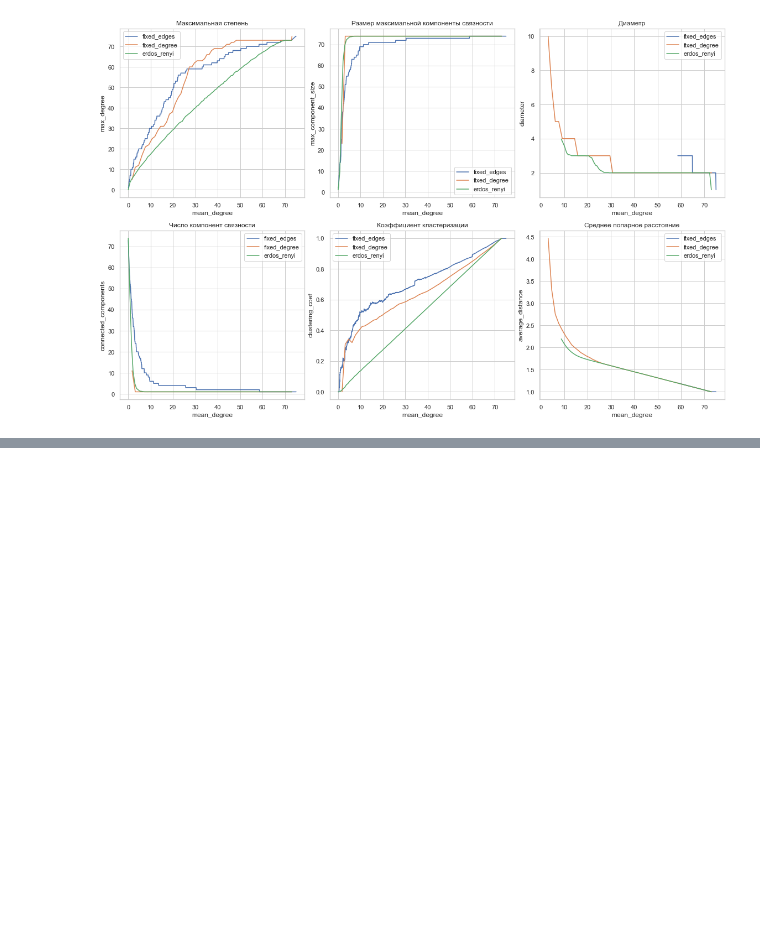
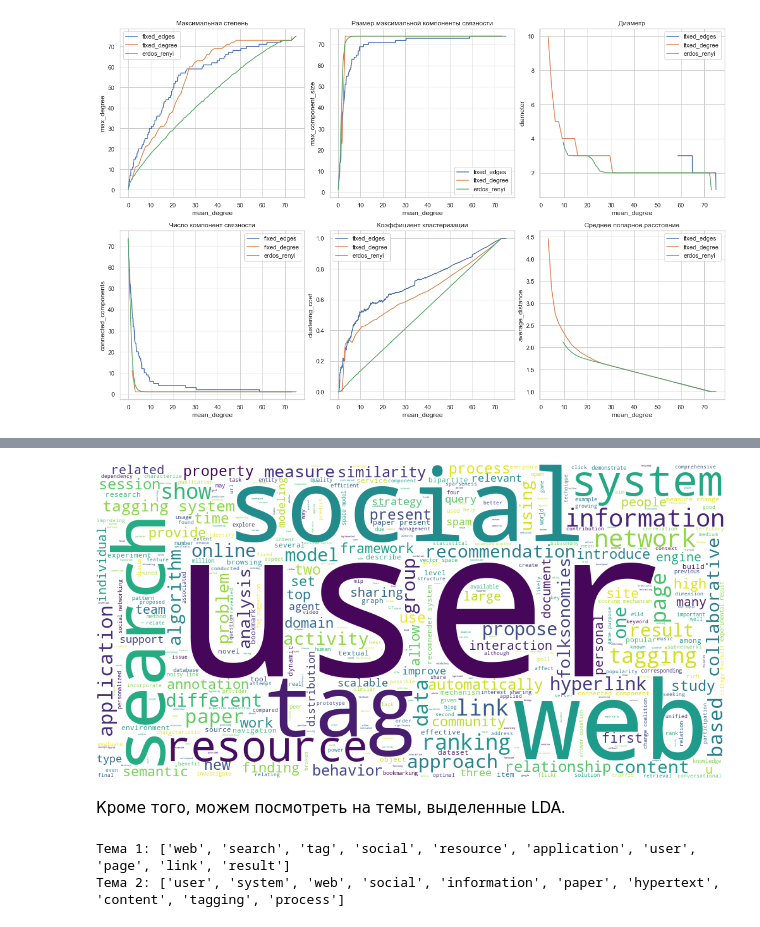
Before and after one commit to Markfryazino/graph_ml_final_project, a Jupyter notebook: Part 2 - Graph of Papers.ipynb, the cells around one changed output, grey strips where cells are left out. Cells and saved outputs as stored; diff of their text form; code cells hidden in the pictures; blank space fills up the shorter version.

```diff
--- a/Part 2 - Graph of Papers.ipynb
+++ b/Part 2 - Graph of Papers.ipynb
@@ -137,0 +167,14 @@ for i, (feature, title) in enumerate(titles.items()):
+# %%
+draw_wordcloud(paper_texts[cluster_labels == 1])
+# %% [output]
+[figure, added]
+# %% [markdown]
+Кроме того, можем посмотреть на темы, выделенные LDA.
+# %%
+from base.texts import lda_topics
+
+topics = lda_topics(paper_texts, n_topics=2, n_words=10)
+print(f"Тема 1: {topics[0]}\nТема 2: {topics[1]}")
+# %% [output]
+Тема 1: ['web', 'search', 'tag', 'social', 'resource', 'application', 'user', 'page', 'link', 'result']
+Тема 2: ['user', 'system', 'web', 'social', 'information', 'paper', 'hypertext', 'content', 'tagging', 'process']
```
Also changed, not shown: parts of 7 cells of this notebook, 3 other files.
